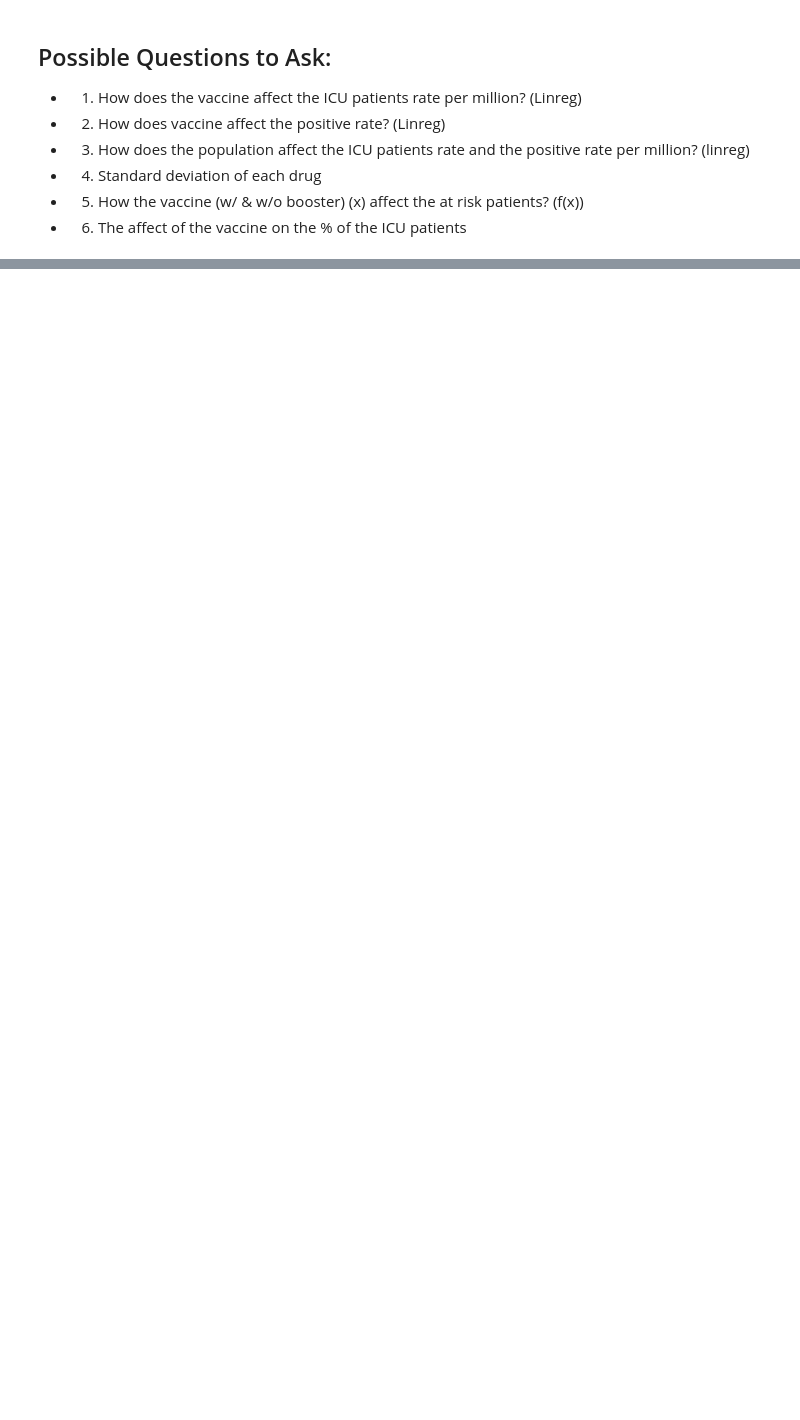
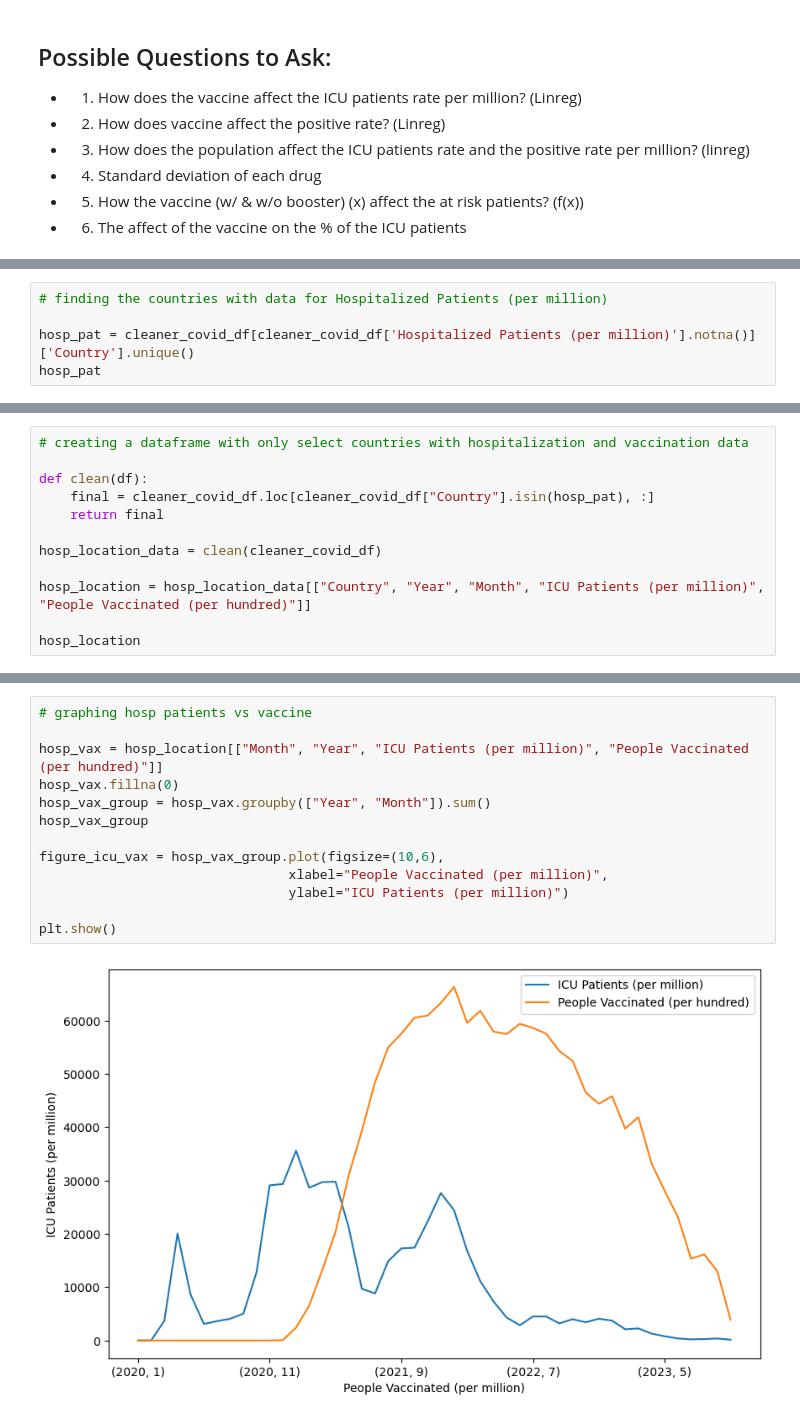
Before and after one commit to ss0ryan0/project1_group7, a Jupyter notebook: Code/project1_group7.ipynb, the cells around one changed output, grey strips where cells are left out. Drawn from its saved outputs; the diff is of its cells as text; blank space fills up the shorter version.

```diff
--- a/Code/project1_group7.ipynb
+++ b/Code/project1_group7.ipynb
@@ -259,0 +230,5 @@ icu_vax_df.head()
+# %%
+# finding the countries with data for Hospitalized Patients (per million)
+
+hosp_pat = cleaner_covid_df[cleaner_covid_df['Hospitalized Patients (per million)'].notna()]['Country'].unique()
+hosp_pat
@@ -259,0 +244,12 @@ icu_vax_df.head()
+# %%
+# creating a dataframe with only select countries with hospitalization and vaccination data
+
+def clean(df):
+    final = cleaner_covid_df.loc[cleaner_covid_df["Country"].isin(hosp_pat), :]
+    return final
+
+hosp_location_data = clean(cleaner_covid_df)
+
+hosp_location = hosp_location_data[["Country", "Year", "Month", "ICU Patients (per million)", "People Vaccinated (per hundred)"]]
+
+hosp_location
@@ -259,0 +270,15 @@ icu_vax_df.head()
+# %%
+# graphing hosp patients vs vaccine
+
+hosp_vax = hosp_location[["Month", "Year", "ICU Patients (per million)", "People Vaccinated (per hundred)"]]
+hosp_vax.fillna(0)
+hosp_vax_group = hosp_vax.groupby(["Year", "Month"]).sum()
+hosp_vax_group
+
+figure_icu_vax = hosp_vax_group.plot(figsize=(10,6),
+                                xlabel="People Vaccinated (per million)",
+                                ylabel="ICU Patients (per million)")
+
+plt.show()
+# %% [output]
+[figure, added]
```
Also changed, not shown: parts of 15 cells of this notebook.
